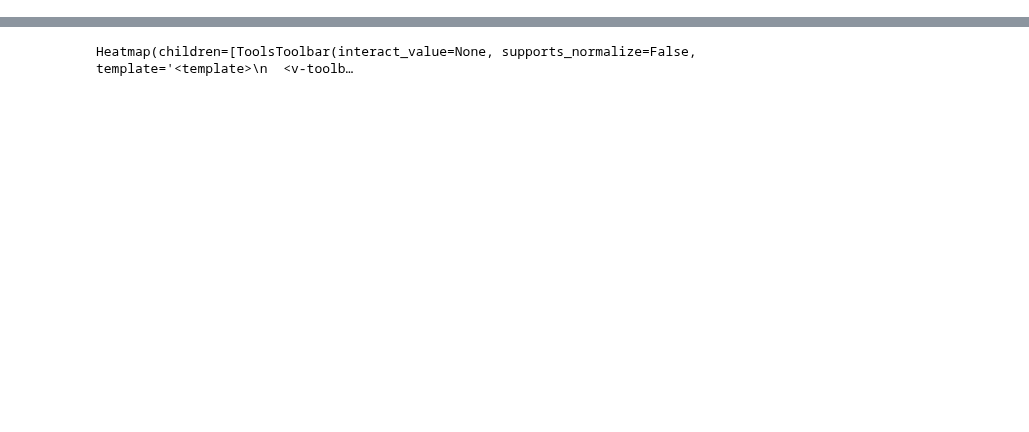
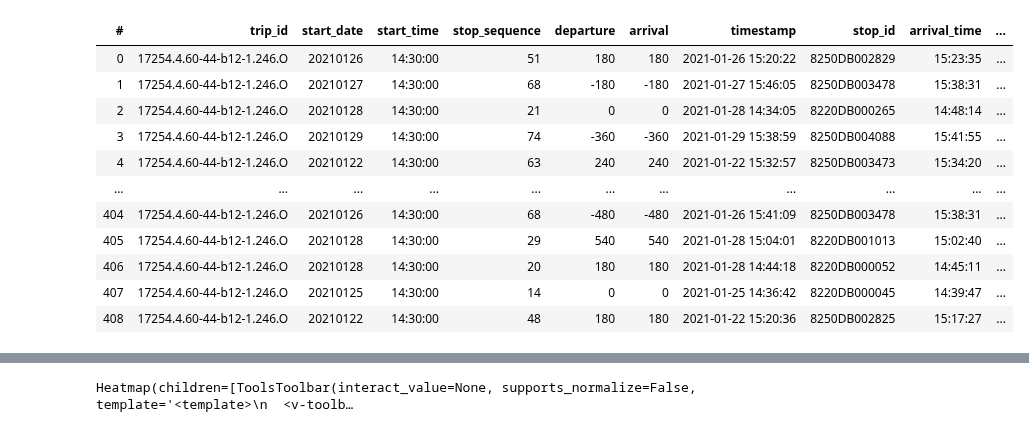
Before and after one commit to Drakodav/backend_d-dub, a Jupyter notebook: ml/processing/gtfsr_create_model.ipynb, the cells around one changed output, grey strips where cells are left out. Cells and saved outputs as stored; diff of their text form; code cells hidden in the pictures; blank space fills up the shorter version.

```diff
--- a/ml/processing/gtfsr_create_model.ipynb
+++ b/ml/processing/gtfsr_create_model.ipynb
@@ -71,0 +83,17 @@ No rows to display (because of filtering).
+# %%
+one_trip = df[df['trip_id'] == '17254.4.60-44-b12-1.246.O']
+one_trip.export_hdf5('./output/one_trip.hdf5')
+one_trip
+# %% [output]
+| # | trip_id | start_date | start_time | stop_sequence | departure | arrival | timestamp | stop_id | arrival_time | ... |
+| 0 | 17254.4.60-44-b12-1.246.O | 20210126 | 14:30:00 | 51 | 180 | 180 | 2021-01-26 15:20:22 | 8250DB002829 | 15:23:35 | ... |
+| 1 | 17254.4.60-44-b12-1.246.O | 20210127 | 14:30:00 | 68 | -180 | -180 | 2021-01-27 15:46:05 | 8250DB003478 | 15:38:31 | ... |
+| 2 | 17254.4.60-44-b12-1.246.O | 20210128 | 14:30:00 | 21 | 0 | 0 | 2021-01-28 14:34:05 | 8220DB000265 | 14:48:14 | ... |
+| 3 | 17254.4.60-44-b12-1.246.O | 20210129 | 14:30:00 | 74 | -360 | -360 | 2021-01-29 15:38:59 | 8250DB004088 | 15:41:55 | ... |
+| 4 | 17254.4.60-44-b12-1.246.O | 20210122 | 14:30:00 | 63 | 240 | 240 | 2021-01-22 15:32:57 | 8250DB003473 | 15:34:20 | ... |
+| ... | ... | ... | ... | ... | ... | ... | ... | ... | ... | ... |
+| 404 | 17254.4.60-44-b12-1.246.O | 20210126 | 14:30:00 | 68 | -480 | -480 | 2021-01-26 15:41:09 | 8250DB003478 | 15:38:31 | ... |
+| 405 | 17254.4.60-44-b12-1.246.O | 20210128 | 14:30:00 | 29 | 540 | 540 | 2021-01-28 15:04:01 | 8220DB001013 | 15:02:40 | ... |
+| 406 | 17254.4.60-44-b12-1.246.O | 20210128 | 14:30:00 | 20 | 180 | 180 | 2021-01-28 14:44:18 | 8220DB000052 | 14:45:11 | ... |
+| 407 | 17254.4.60-44-b12-1.246.O | 20210125 | 14:30:00 | 14 | 0 | 0 | 2021-01-25 14:36:42 | 8220DB000045 | 14:39:47 | ... |
+| 408 | 17254.4.60-44-b12-1.246.O | 20210122 | 14:30:00 | 48 | 180 | 180 | 2021-01-22 15:20:36 | 8250DB002825 | 15:17:27 | ... |
```
Also changed, not shown: parts of 8 cells of this notebook, 2 other files.
